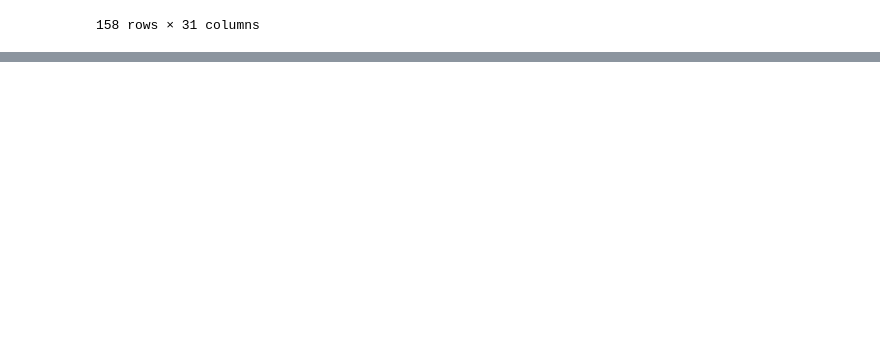
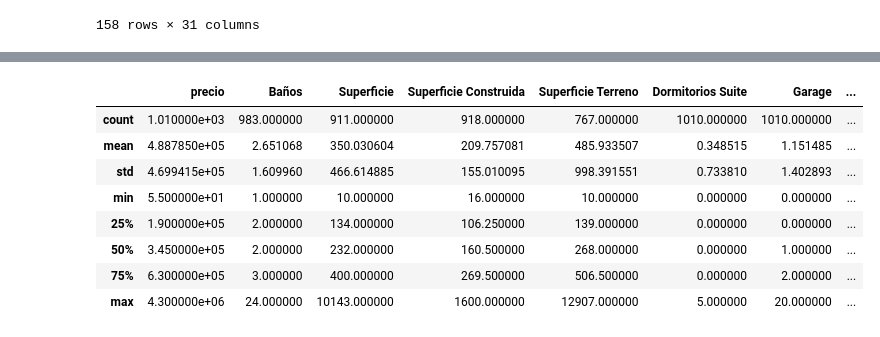
Before and after one commit to feliperenom/tesis-mcd-inm, a Jupyter notebook: src/codes/eda.ipynb, the cells around one changed output, grey strips where cells are left out. Saved outputs shown, nothing was run; the diff lists cells and outputs as text; code cells hidden in the pictures; blank space fills up the shorter version.

```diff
--- a/src/codes/eda.ipynb
+++ b/src/codes/eda.ipynb
@@ -221,0 +466,12 @@ df.to_csv("casas_df_semi_clean.csv", index=False)
+# %%
+df.describe()
+# %% [output]
+|  | precio | Baños | Superficie | Superficie Construida | Superficie Terreno | Dormitorios Suite | Garage | ... |
+| count | 1.010000e+03 | 983.000000 | 911.000000 | 918.000000 | 767.000000 | 1010.000000 | 1010.000000 | ... |
+| mean | 4.887850e+05 | 2.651068 | 350.030604 | 209.757081 | 485.933507 | 0.348515 | 1.151485 | ... |
+| std | 4.699415e+05 | 1.609960 | 466.614885 | 155.010095 | 998.391551 | 0.733810 | 1.402893 | ... |
+| min | 5.500000e+01 | 1.000000 | 10.000000 | 16.000000 | 10.000000 | 0.000000 | 0.000000 | ... |
+| 25% | 1.900000e+05 | 2.000000 | 134.000000 | 106.250000 | 139.000000 | 0.000000 | 0.000000 | ... |
+| 50% | 3.450000e+05 | 2.000000 | 232.000000 | 160.500000 | 268.000000 | 0.000000 | 1.000000 | ... |
+| 75% | 6.300000e+05 | 3.000000 | 400.000000 | 269.500000 | 506.500000 | 0.000000 | 2.000000 | ... |
+| max | 4.300000e+06 | 24.000000 | 10143.000000 | 1600.000000 | 12907.000000 | 5.000000 | 20.000000 | ... |
```
Also changed, not shown: parts of 25 cells of this notebook, 5 other files.
